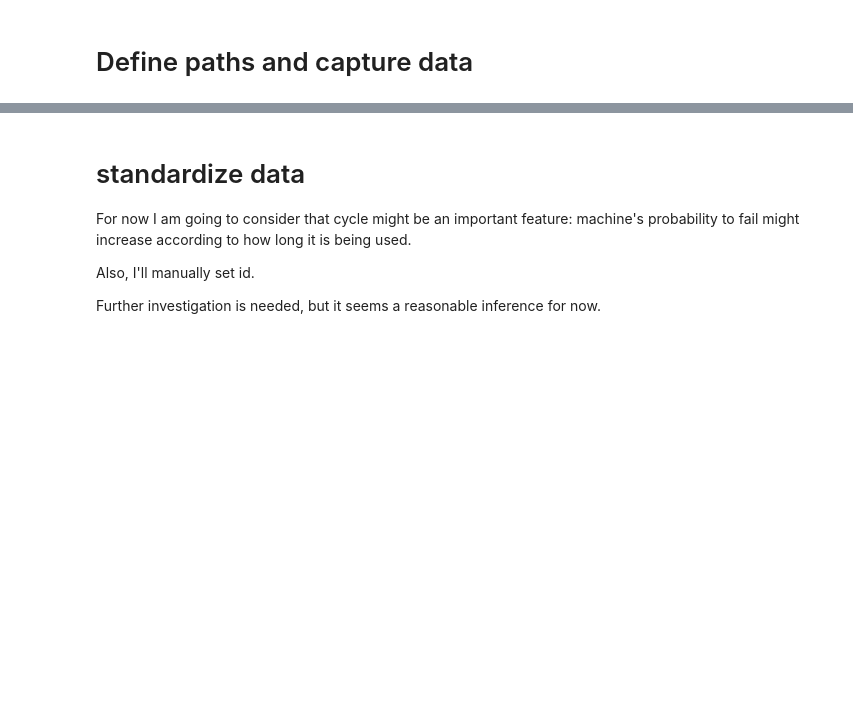
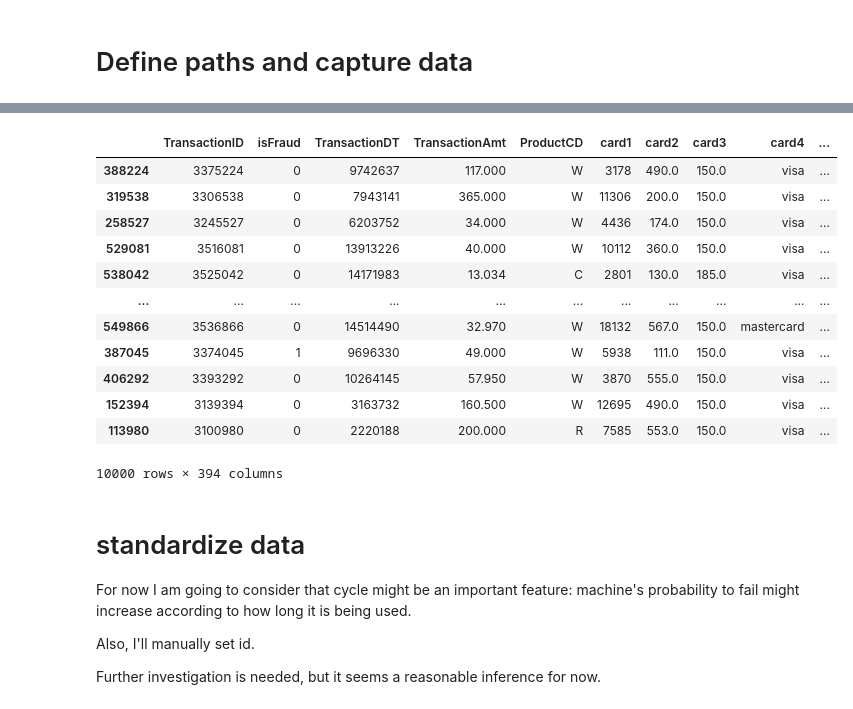
Before and after one commit to Marcelobbr/fraud_detection, a Jupyter notebook: notebooks/01_data_validation.ipynb, the cells around one changed output, grey strips where cells are left out. Cells and saved outputs as stored; diff of their text form; code cells hidden in the pictures; blank space fills up the shorter version.

```diff
--- a/notebooks/01_data_validation.ipynb
+++ b/notebooks/01_data_validation.ipynb
@@ -74,5 +74,5 @@ inputs = os.path.join('..', 'data', '01_raw')
 outputs = os.path.join('..', 'data', '02_intermediate')
 reports = os.path.join('..', 'data', '06_reporting')
 
-filename = 'train_identity.csv'
-data = pd.read_excel(os.path.join(inputs, filename))
+data = pd.read_csv(os.path.join(inputs, 'train_transaction.csv'))
+data_identity = pd.read_csv(os.path.join(inputs, 'train_identity.csv'))
@@ -80,0 +103,16 @@ XLRDError: Unsupported format, or corrupt file: Expected BOF record; found b'Tra
+# %%
+data_sample = data.sample(10000)
+# %% [output]
+|  | TransactionID | isFraud | TransactionDT | TransactionAmt | ProductCD | card1 | card2 | card3 | card4 | ... |
+| 388224 | 3375224 | 0 | 9742637 | 117.000 | W | 3178 | 490.0 | 150.0 | visa | ... |
+| 319538 | 3306538 | 0 | 7943141 | 365.000 | W | 11306 | 200.0 | 150.0 | visa | ... |
+| 258527 | 3245527 | 0 | 6203752 | 34.000 | W | 4436 | 174.0 | 150.0 | visa | ... |
+| 529081 | 3516081 | 0 | 13913226 | 40.000 | W | 10112 | 360.0 | 150.0 | visa | ... |
+| 538042 | 3525042 | 0 | 14171983 | 13.034 | C | 2801 | 130.0 | 185.0 | visa | ... |
+| ... | ... | ... | ... | ... | ... | ... | ... | ... | ... | ... |
+| 549866 | 3536866 | 0 | 14514490 | 32.970 | W | 18132 | 567.0 | 150.0 | mastercard | ... |
+| 387045 | 3374045 | 1 | 9696330 | 49.000 | W | 5938 | 111.0 | 150.0 | visa | ... |
+| 406292 | 3393292 | 0 | 10264145 | 57.950 | W | 3870 | 555.0 | 150.0 | visa | ... |
+| 152394 | 3139394 | 0 | 3163732 | 160.500 | W | 12695 | 490.0 | 150.0 | visa | ... |
+| 113980 | 3100980 | 0 | 2220188 | 200.000 | R | 7585 | 553.0 | 150.0 | visa | ... |
+10000 rows × 394 columns
```
Also changed, not shown: parts of 4 cells of this notebook, 2 other files.
